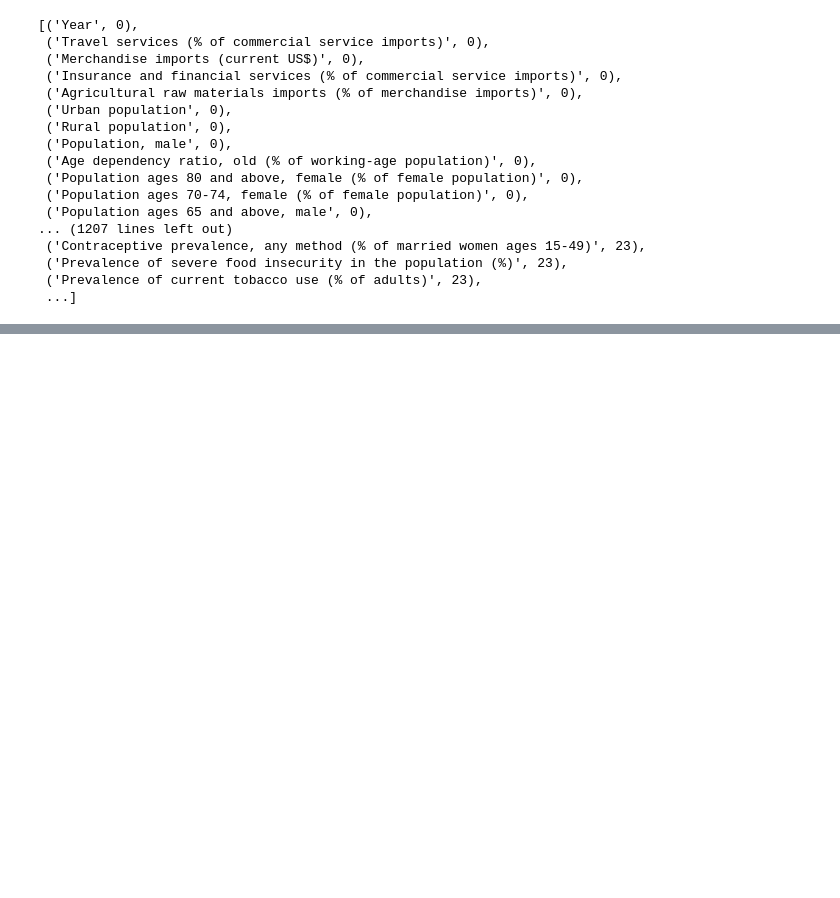
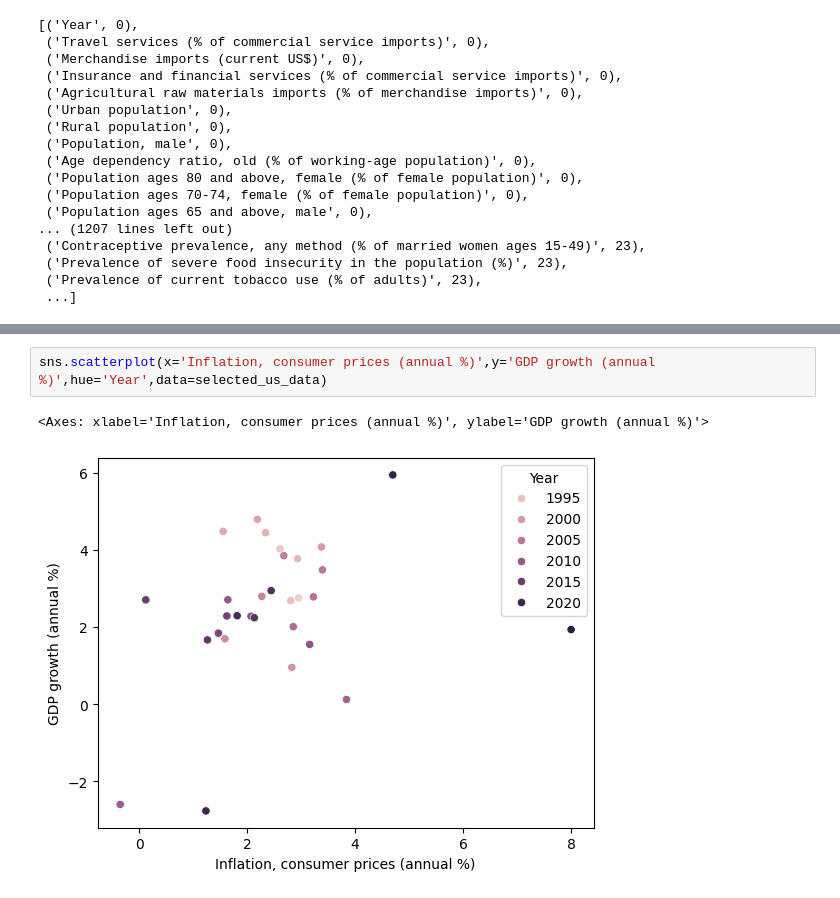
Before and after one commit to Shre-D/EGD-Assignment1, a Jupyter notebook: src/main.ipynb, the cells around one changed output, grey strips where cells are left out. Cells and saved outputs as stored; diff of their text form; blank space fills up the shorter version.

```diff
--- a/src/main.ipynb
+++ b/src/main.ipynb
@@ -148,0 +181,5 @@ selected_us_data
+# %%
+sns.scatterplot(x='Inflation, consumer prices (annual %)',y='GDP growth (annual %)',hue='Year',data=selected_us_data)
+# %% [output]
+<Axes: xlabel='Inflation, consumer prices (annual %)', ylabel='GDP growth (annual %)'>
+[figure, added]
```
Also changed, not shown: parts of 9 cells of this notebook.
